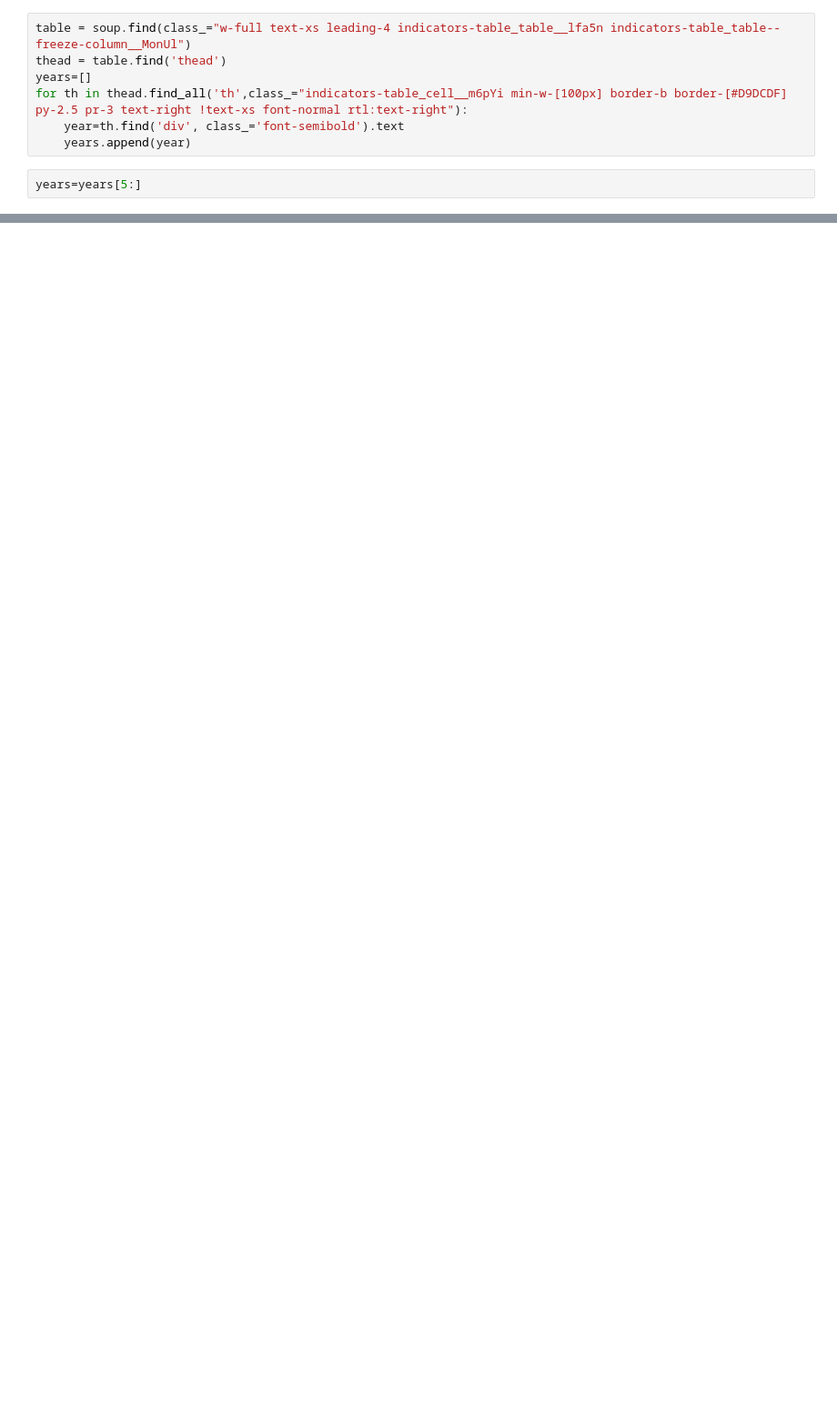
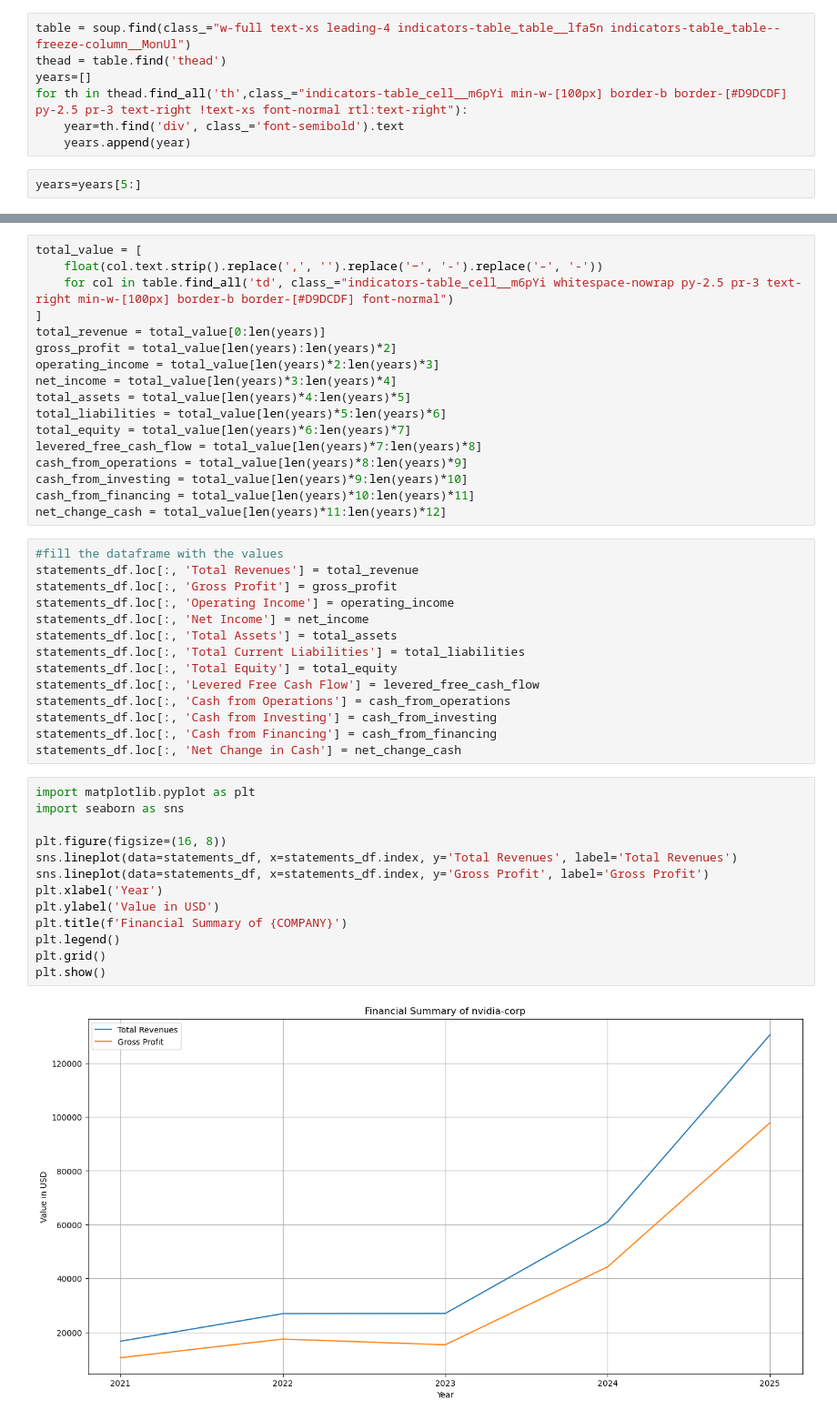
Before and after one commit to Takedaxz/Stock-Analysis, a Jupyter notebook: DataCollection/ScrapingFinancials.ipynb, the cells around one changed output, grey strips where cells are left out. Shown at 91% size. Saved outputs shown, nothing was run; the diff lists cells and outputs as text; blank space fills up the shorter version.

```diff
--- a/DataCollection/ScrapingFinancials.ipynb
+++ b/DataCollection/ScrapingFinancials.ipynb
@@ -88,0 +110,46 @@ Year div not found.
+# %%
+total_value = [
+	float(col.text.strip().replace(',', '').replace('−', '-').replace('–', '-'))
+	for col in table.find_all('td', class_="indicators-table_cell__m6pYi whitespace-nowrap py-2.5 pr-3 text-right min-w-[100px] border-b border-[#D9DCDF] font-normal")
+]
+total_revenue = total_value[0:len(years)]
+gross_profit = total_value[len(years):len(years)*2]
+operating_income = total_value[len(years)*2:len(years)*3]
+net_income = total_value[len(years)*3:len(years)*4]
+total_assets = total_value[len(years)*4:len(years)*5]
+total_liabilities = total_value[len(years)*5:len(years)*6]
+total_equity = total_value[len(years)*6:len(years)*7]
+levered_free_cash_flow = total_value[len(years)*7:len(years)*8]
+cash_from_operations = total_value[len(years)*8:len(years)*9]
+cash_from_investing = total_value[len(years)*9:len(years)*10]
+cash_from_financing = total_value[len(years)*10:len(years)*11]
+net_change_cash = total_value[len(years)*11:len(years)*12]
+# %%
+#fill the dataframe with the values
+statements_df.loc[:, 'Total Revenues'] = total_revenue
+statements_df.loc[:, 'Gross Profit'] = gross_profit
+statements_df.loc[:, 'Operating Income'] = operating_income
+statements_df.loc[:, 'Net Income'] = net_income
+statements_df.loc[:, 'Total Assets'] = total_assets
+statements_df.loc[:, 'Total Current Liabilities'] = total_liabilities
+statements_df.loc[:, 'Total Equity'] = total_equity
+statements_df.loc[:, 'Levered Free Cash Flow'] = levered_free_cash_flow
+statements_df.loc[:, 'Cash from Operations'] = cash_from_operations
+statements_df.loc[:, 'Cash from Investing'] = cash_from_investing
+statements_df.loc[:, 'Cash from Financing'] = cash_from_financing
+statements_df.loc[:, 'Net Change in Cash'] = net_change_cash
+# %%
+import matplotlib.pyplot as plt
+import seaborn as sns
+
+plt.figure(figsize=(16, 8))
+sns.lineplot(data=statements_df, x=statements_df.index, y='Total Revenues', label='Total Revenues')
+sns.lineplot(data=statements_df, x=statements_df.index, y='Gross Profit', label='Gross Profit')
+plt.xlabel('Year')
+plt.ylabel('Value in USD')
+plt.title(f'Financial Summary of {COMPANY}')
+plt.legend()
+plt.grid()
+plt.show()
+# %% [output]
+[figure, added]
```
Also changed, not shown: parts of 10 cells of this notebook, 4 other files.
